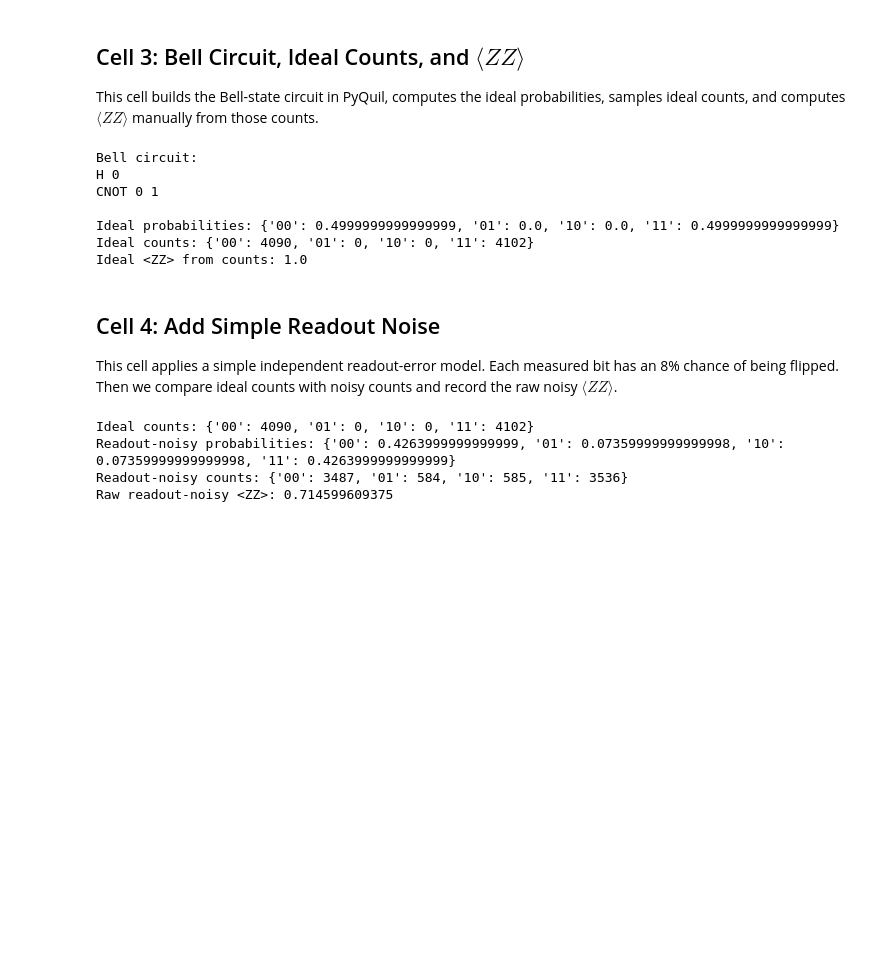
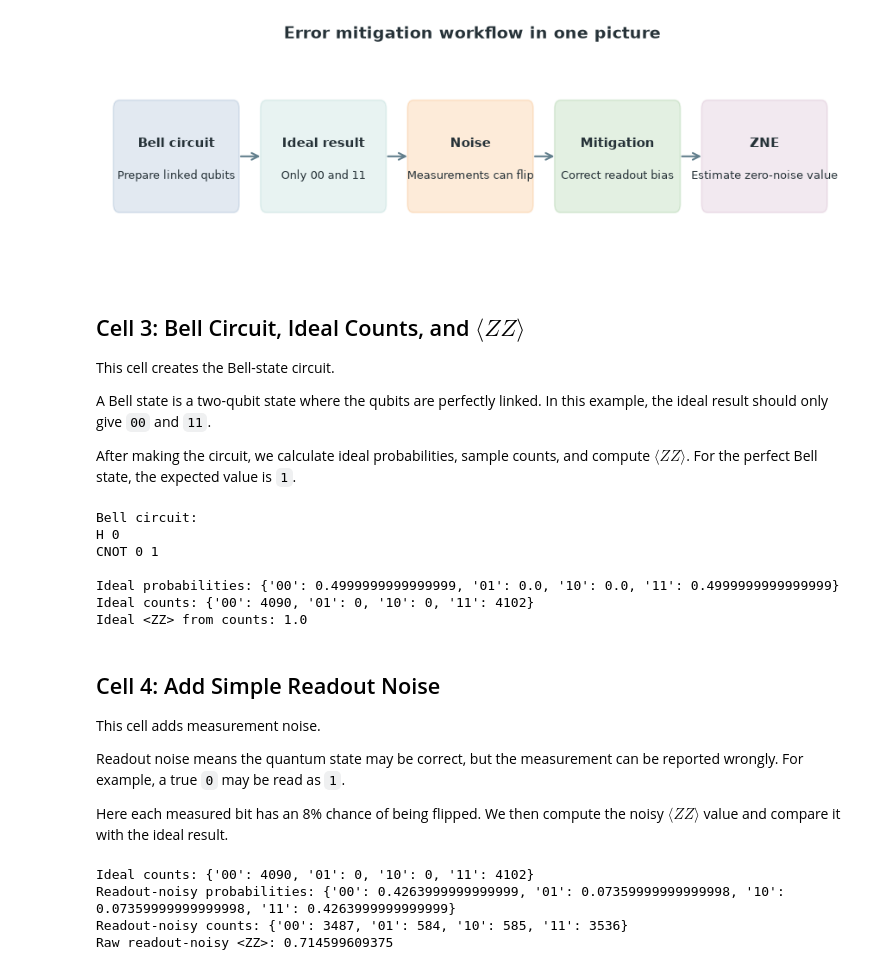
Before and after one commit to TSS99/Error_Mitegation, a Jupyter notebook: pyquil_error_mitigation_july_1_to_5.executed.ipynb, the cells around one changed output. Cells and saved outputs as stored; diff of their text form; code cells hidden in the pictures; blank space fills up the shorter version.

Commit message:
Add beginner-friendly visuals to notebook

```diff
--- a/pyquil_error_mitigation_july_1_to_5.executed.ipynb
+++ b/pyquil_error_mitigation_july_1_to_5.executed.ipynb
@@ -21,9 +28,11 @@ We use the bitstring order `00`, `01`, `10`, `11` everywhere. For $ZZ$, outcomes
 # %%
 import numpy as np
+import matplotlib.pyplot as plt
 
 from pyquil import Program
 from pyquil.gates import CNOT, H
 from pyquil.simulation.tools import program_unitary
+from matplotlib.patches import FancyArrowPatch, FancyBboxPatch
 
 
 BITSTRINGS = ["00", "01", "10", "11"]
@@ -34,6 +43,17 @@ READOUT_ERROR = 0.08
 CNOT_GATE_ERROR = 0.02
 
 np.set_printoptions(precision=4, suppress=True)
+
+plt.rcParams.update({
+    "figure.facecolor": "white",
+    "axes.facecolor": "white",
+    "axes.edgecolor": "#D5DAE0",
+    "axes.labelcolor": "#263238",
+    "xtick.color": "#37474F",
+    "ytick.color": "#37474F",
+    "text.color": "#263238",
+    "font.size": 10,
+})
 # %% [markdown]
 ## Cell 2: Helper Functions
 
@@ -135,7 +161,43 @@ def print_table(rows, headers):
+# %%
+fig, ax = plt.subplots(figsize=(11, 3.2))
+ax.set_xlim(0, 10)
+ax.set_ylim(0, 2)
+ax.axis("off")
+
+steps = [
+    (0.2, "Bell circuit", "Prepare linked qubits"),
+    (2.2, "Ideal result", "Only 00 and 11"),
+    (4.2, "Noise", "Measurements can flip"),
+    (6.2, "Mitigation", "Correct readout bias"),
+    (8.2, "ZNE", "Estimate zero-noise value"),
+]
+colors = ["#4C78A8", "#72B7B2", "#F58518", "#54A24B", "#B279A2"]
+
+for index, (x, title, subtitle) in enumerate(steps):
+    box = FancyBboxPatch(
+        (x, 0.55), 1.55, 0.9,
+        boxstyle="round,pad=0.08,rounding_size=0.08",
+        linewidth=1.2, edgecolor=colors[index], facecolor=colors[index], alpha=0.16
+    )
+    ax.add_patch(box)
+    ax.text(x + 0.775, 1.12, title, ha="center", va="center", weight="bold", fontsize=11)
+    ax.text(x + 0.775, 0.82, subtitle, ha="center", va="center", fontsize=9)
+    if index < len(steps) - 1:
+        arrow = FancyArrowPatch((x + 1.62, 1.0), (x + 1.95, 1.0), arrowstyle="->", mutation_scale=14, color="#607D8B", linewidth=1.5)
+        ax.add_patch(arrow)
+
+ax.set_title("Error mitigation workflow in one picture", fontsize=14, weight="bold", pad=10)
+plt.show()
+# %% [output]
+[figure, added]
 # %% [markdown]
 ## Cell 3: Bell Circuit, Ideal Counts, and $\langle ZZ \rangle$
 
-This cell builds the Bell-state circuit in PyQuil, computes the ideal probabilities, samples ideal counts, and computes $\langle ZZ \rangle$ manually from those counts.
+This cell creates the Bell-state circuit.
+
+A Bell state is a two-qubit state where the qubits are perfectly linked. In this example, the ideal result should only give `00` and `11`.
+
+After making the circuit, we calculate ideal probabilities, sample counts, and compute $\langle ZZ \rangle$. For the perfect Bell state, the expected value is `1`.
 # %%
 bell = bell_program(cnot_count=1)
 ideal_probabilities = state_probabilities(bell)
@@ -158,7 +220,11 @@ Ideal <ZZ> from counts: 1.0
 # %% [markdown]
 ## Cell 4: Add Simple Readout Noise
 
-This cell applies a simple independent readout-error model. Each measured bit has an 8% chance of being flipped. Then we compare ideal counts with noisy counts and record the raw noisy $\langle ZZ \rangle$.
+This cell adds measurement noise.
+
+Readout noise means the quantum state may be correct, but the measurement can be reported wrongly. For example, a true `0` may be read as `1`.
+
+Here each measured bit has an 8% chance of being flipped. We then compute the noisy $\langle ZZ \rangle$ value and compare it with the ideal result.
 # %%
 readout_noisy_probabilities = apply_bit_flip_noise(ideal_probabilities, READOUT_ERROR)
 readout_noisy_counts = sample_counts(readout_noisy_probabilities, seed=SEED)
```
Also changed, not shown: parts of 17 cells of this notebook, 1 other file.
